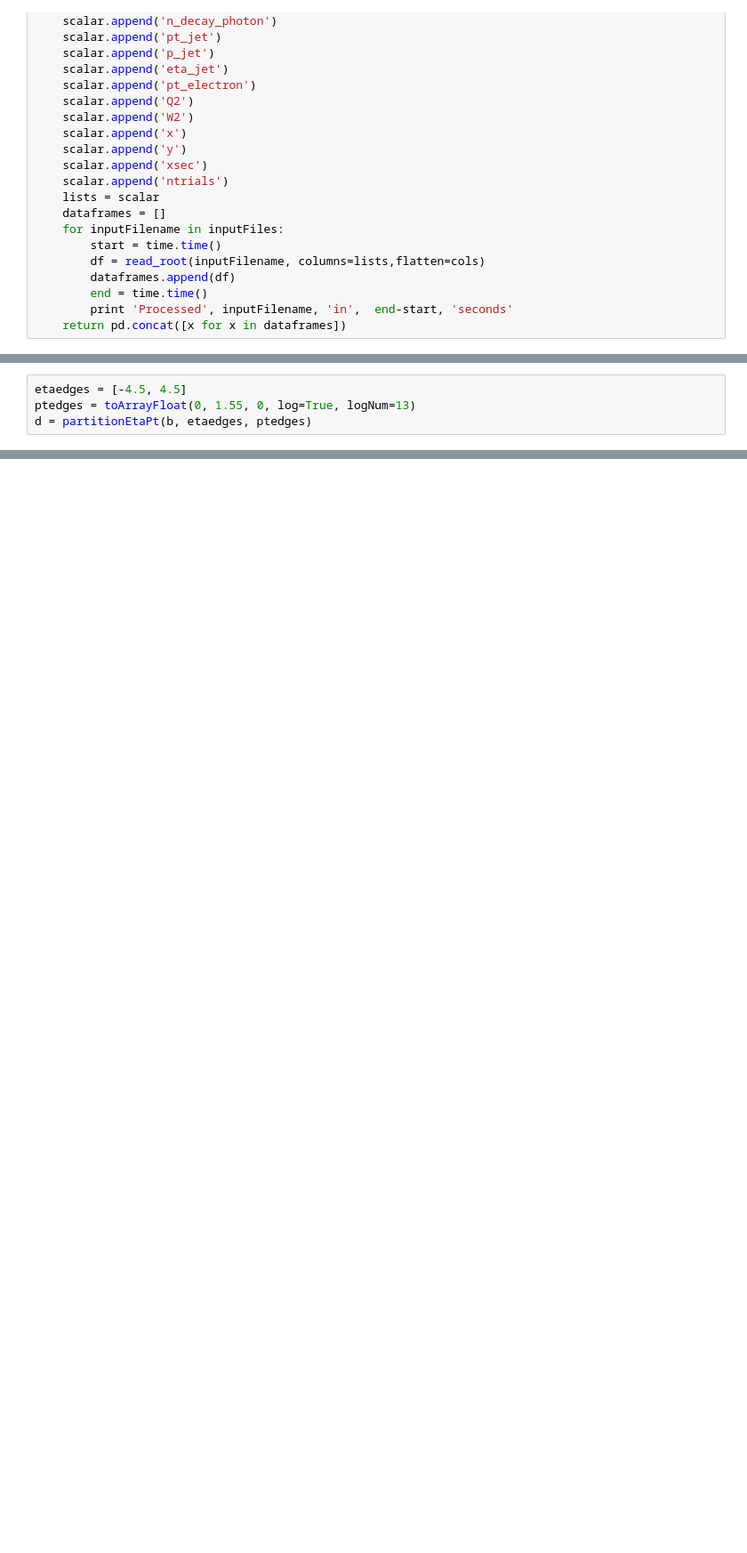
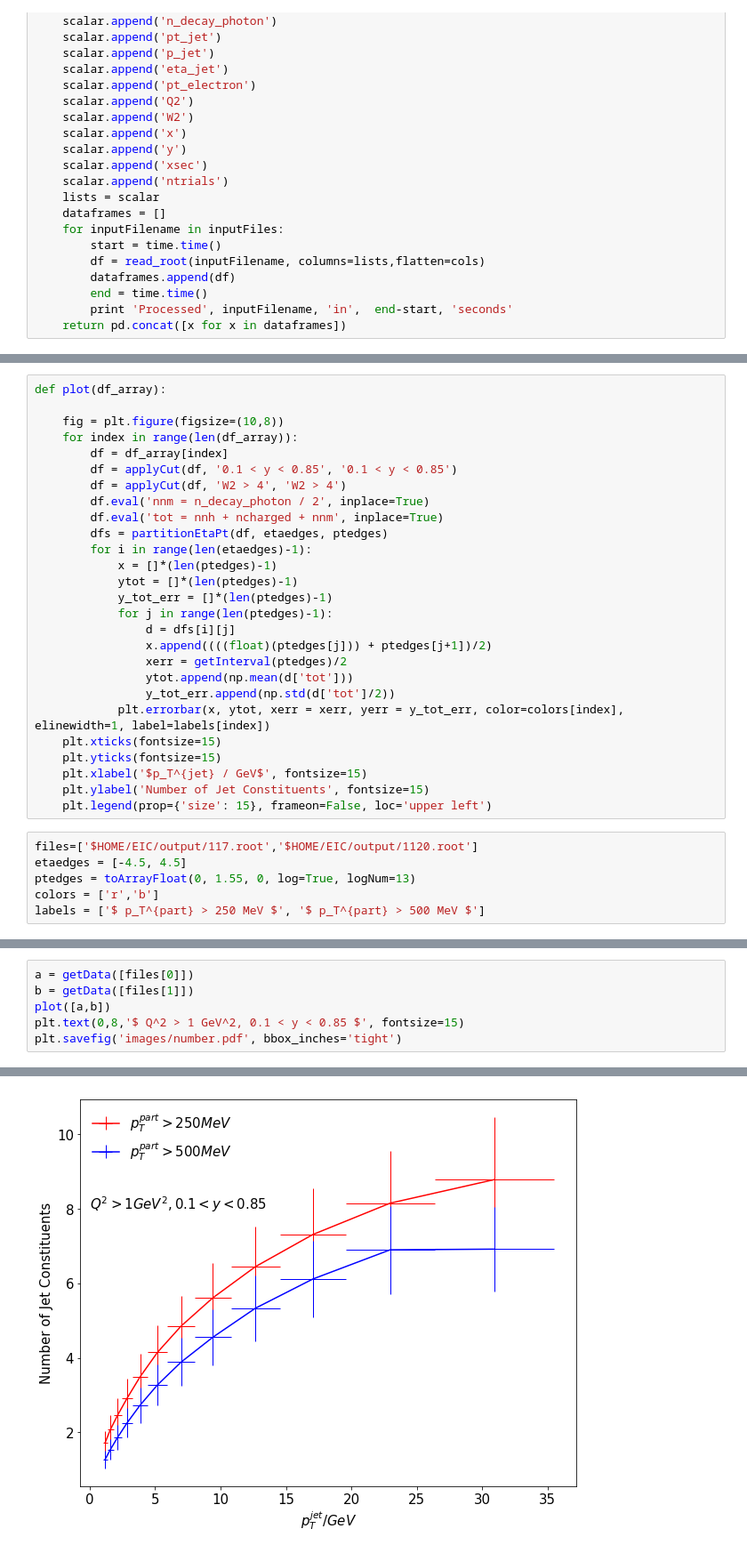
Before and after one commit to y-song/notebooks, a Jupyter notebook: number.ipynb, the cells around one changed output, grey strips where cells are left out. Shown at 89% size. Drawn from its saved outputs; the diff is of its cells as text; blank space fills up the shorter version.

Commit message:
Kept only the curve for all particles. Compared number of jet constituents for particle pT of 250 MeV with 500 MeV

```diff
--- a/number.ipynb
+++ b/number.ipynb
@@ -54,4 +41,33 @@ W2 > 4 6783540  fraction kept: 100.0
+# %%
+def plot(df_array):
+
+    fig = plt.figure(figsize=(10,8))
+    for index in range(len(df_array)):
+        df = df_array[index]
+        df = applyCut(df, '0.1 < y < 0.85', '0.1 < y < 0.85')
+        df = applyCut(df, 'W2 > 4', 'W2 > 4')
+        df.eval('nnm = n_decay_photon / 2', inplace=True)
+        df.eval('tot = nnh + ncharged + nnm', inplace=True)
+        dfs = partitionEtaPt(df, etaedges, ptedges)
+        for i in range(len(etaedges)-1):
+            x = []*(len(ptedges)-1)
+            ytot = []*(len(ptedges)-1)
+            y_tot_err = []*(len(ptedges)-1)
+            for j in range(len(ptedges)-1):
+                d = dfs[i][j]
+                x.append((((float)(ptedges[j])) + ptedges[j+1])/2)
+                xerr = getInterval(ptedges)/2
+                ytot.append(np.mean(d['tot']))
+                y_tot_err.append(np.std(d['tot']/2))
+            plt.errorbar(x, ytot, xerr = xerr, yerr = y_tot_err, color=colors[index], elinewidth=1, label=labels[index])
+    plt.xticks(fontsize=15)
+    plt.yticks(fontsize=15)
+    plt.xlabel('$p_T^{jet} / GeV$', fontsize=15)
+    plt.ylabel('Number of Jet Constituents', fontsize=15)
+    plt.legend(prop={'size': 15}, frameon=False, loc='upper left')
 # %%
+files=['$HOME/EIC/output/117.root','$HOME/EIC/output/1120.root']
 etaedges = [-4.5, 4.5]
 ptedges = toArrayFloat(0, 1.55, 0, log=True, logNum=13)
-d = partitionEtaPt(b, etaedges, ptedges)
+colors = ['r','b']
+labels = ['$ p_T^{part} > 250 MeV $', '$ p_T^{part} > 500 MeV $']
@@ -110,0 +74,7 @@ plt.savefig('images/number.pdf', bbox_inches='tight')
+# %%
+a = getData([files[0]])
+b = getData([files[1]])
+plot([a,b])
+plt.text(0,8,'$ Q^2 > 1 GeV^2, 0.1 < y < 0.85 $', fontsize=15)
+plt.savefig('images/number.pdf', bbox_inches='tight')
+# %% [output]
@@ -110,0 +98 @@ plt.savefig('images/number.pdf', bbox_inches='tight')
+[figure, added]
```
Also changed, not shown: parts of 5 cells of this notebook.
